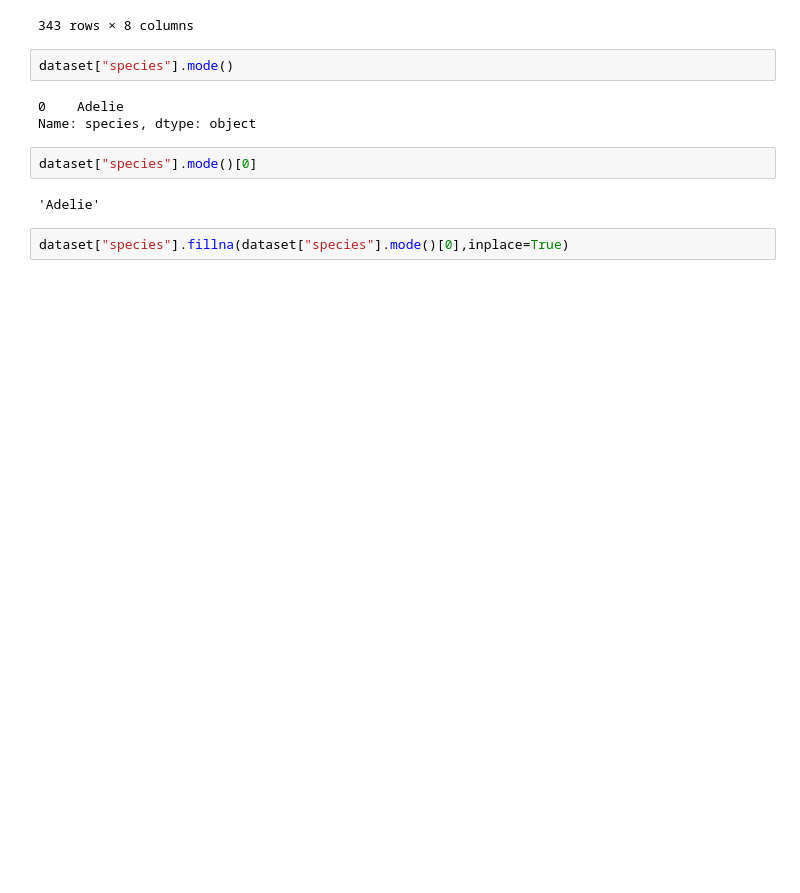
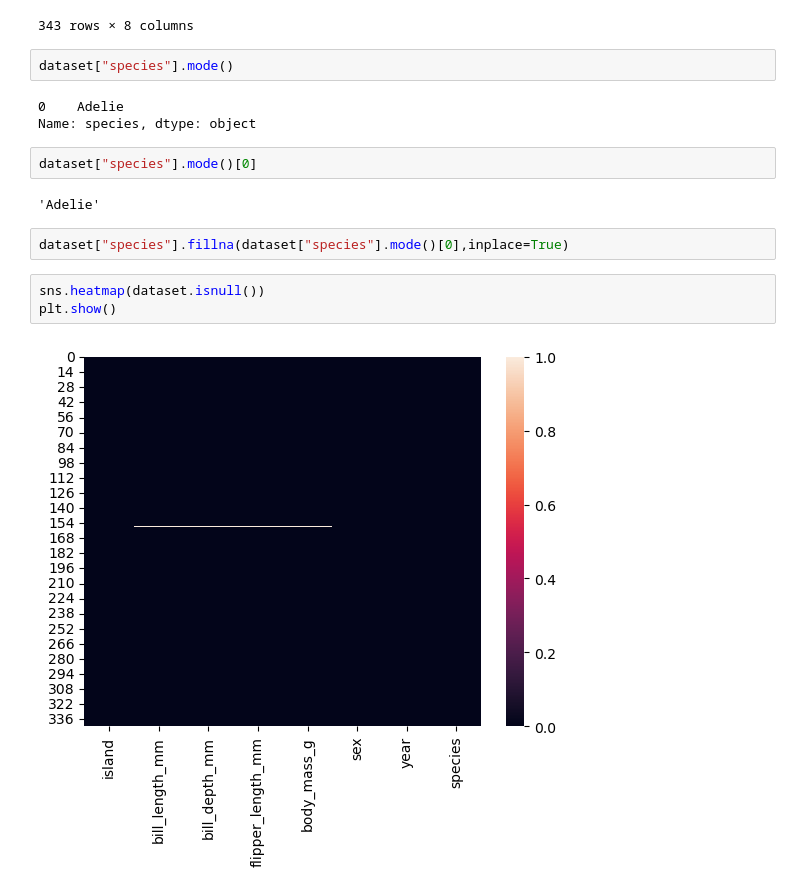
Before and after one commit to pratap-raghav/Machine-Learning, a Jupyter notebook: Lesson2.ipynb, the cells around one changed output. Cells and saved outputs as stored; diff of their text form; blank space fills up the shorter version.

```diff
--- a/Lesson2.ipynb
+++ b/Lesson2.ipynb
@@ -74,3 +74,8 @@ dataset["species"].mode()[0]
 'Adelie'
 # %%
 dataset["species"].fillna(dataset["species"].mode()[0],inplace=True)
+# %%
+sns.heatmap(dataset.isnull())
+plt.show()
+# %% [output]
+[figure, added]
```
Also changed, not shown: parts of 5 cells of this notebook.
